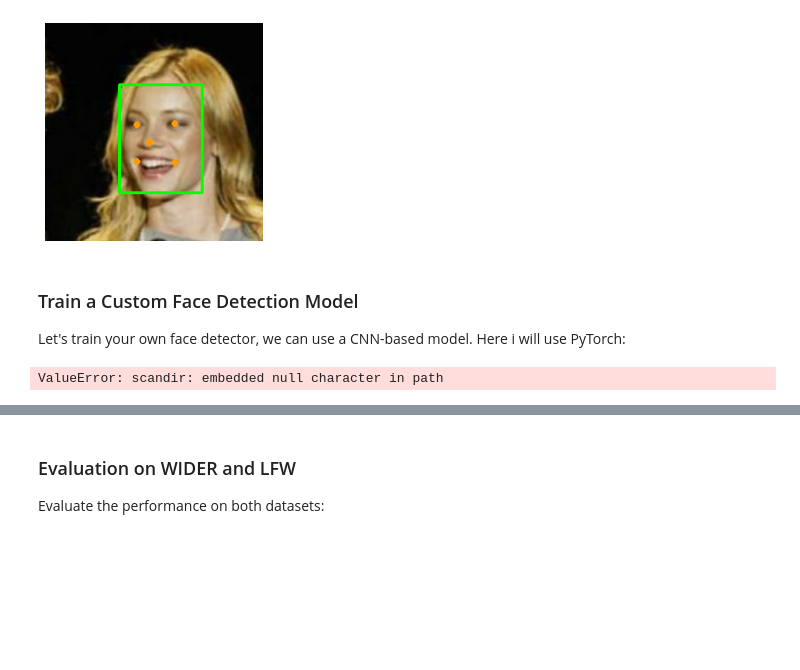
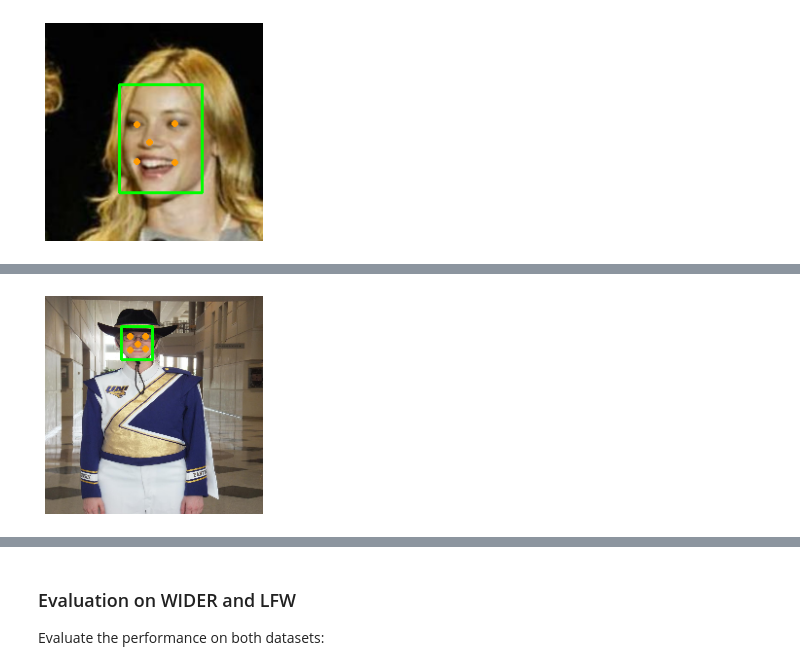
Before and after one commit to GalkaKG/Face-Detection, a Jupyter notebook: Face Detection.ipynb, the cells around one changed output, grey strips where cells are left out. Cells and saved outputs as stored; diff of their text form; code cells hidden in the pictures; blank space fills up the shorter version.

```diff
--- a/Face Detection.ipynb
+++ b/Face Detection.ipynb
@@ -202,55 +137,7 @@ detect_faces(image)
 1/1 ━━━━━━━━━━━━━━━━━━━━ 0s 49ms/step
 1/1 ━━━━━━━━━━━━━━━━━━━━ 0s 255ms/step
 [figure]
-# %% [markdown]
-### Train a Custom Face Detection Model
-Let's train your own face detector, we can use a CNN-based model. Here i will use PyTorch:
-# %%
-import torch
-import torch.nn as nn
-import torch.optim as optim
-from torchvision import transforms, datasets
-from torch.utils.data import DataLoader
-
-# Define a basic CNN architecture
-class FaceDetectorCNN(nn.Module):
-    def __init__(self):
-        super(FaceDetectorCNN, self).__init__()
-        self.conv1 = nn.Conv2d(1, 32, 3, 1)
-        self.conv2 = nn.Conv2d(32, 64, 3, 1)
-        self.fc1 = nn.Linear(64*54*54, 128)
-        self.fc2 = nn.Linear(128, 2)  # Binary classification: face or no face
-
-    def forward(self, x):
-        x = torch.relu(self.conv1(x))
-        x = torch.relu(self.conv2(x))
-        x = torch.flatten(x, 1)
-        x = torch.relu(self.fc1(x))
-        x = self.fc2(x)
-        return x
-
-# Prepare your data
-transform = transforms.Compose([transforms.Resize((224, 224)),
-                                transforms.ToTensor()])
-
-# Use your preprocessed datasets (wider_images/lfw_images) here
-train_dataset = datasets.ImageFolder(lfw_images, transform=transform)
-train_loader = DataLoader(train_dataset, batch_size=32, shuffle=True)
-
-# Initialize model, loss, and optimizer
-model = FaceDetectorCNN()
-criterion = nn.CrossEntropyLoss()
-optimizer = optim.Adam(model.parameters(), lr=0.001)
-
-# Training loop
-for epoch in range(10):  # Train for 10 epochs
-    for images, labels in train_loader:
-        optimizer.zero_grad()
-        outputs = model(images)
-        loss = criterion(outputs, labels)
-        loss.backward()
-        optimizer.step()
-
-    print(f'Epoch {epoch+1}, Loss: {loss.item()}')
-# %% [output]
-ValueError: scandir: embedded null character in path
+# %%
+image = wider_images[140]  # Select an image from the preprocessed dataset
+detect_faces(image)
+# %% [output]
@@ -256,0 +154 @@ ValueError: scandir: embedded null character in path
+[figure, added]
```
Also changed, not shown: parts of 7 cells of this notebook, 1 other file.
